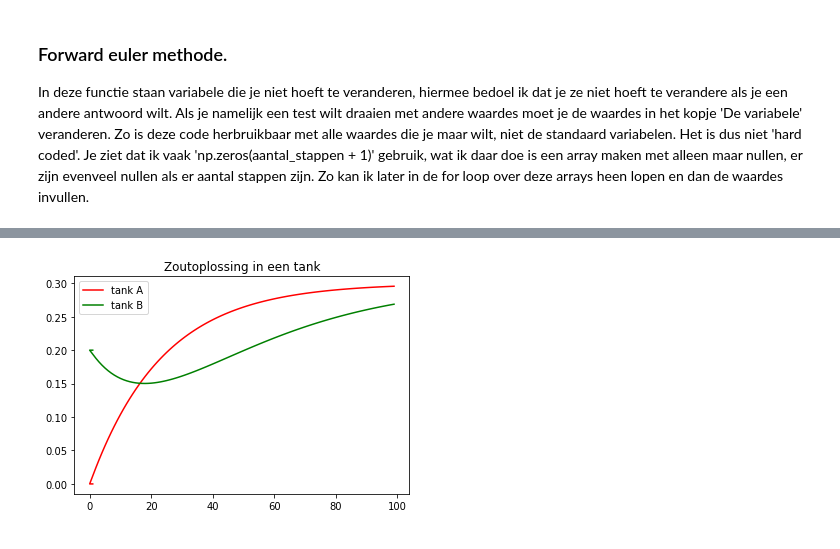
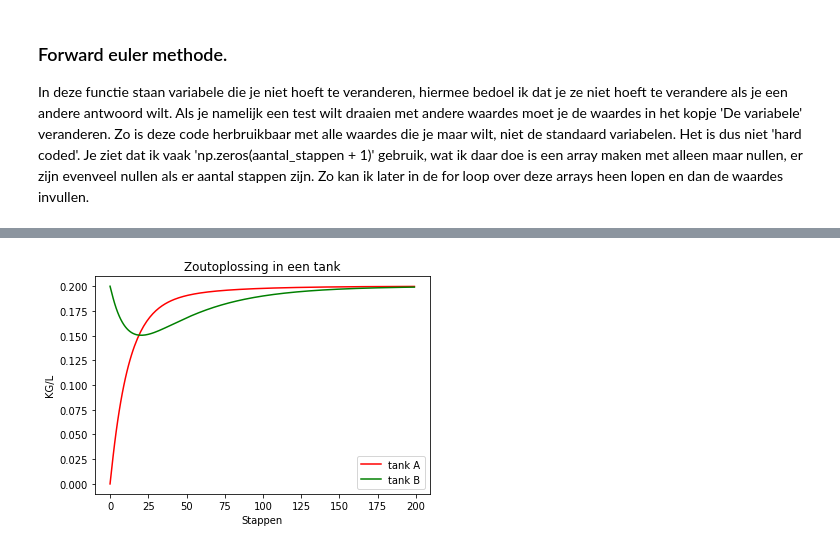
Before and after one commit to WijnandVanDijk/SimulationModelling, a Jupyter notebook: FinalAssignment.ipynb, the cells around one changed output, grey strips where cells are left out. Saved outputs shown, nothing was run; the diff lists cells and outputs as text; code cells hidden in the pictures.

```diff
--- a/FinalAssignment.ipynb
+++ b/FinalAssignment.ipynb
@@ -36,7 +36,7 @@ totaal_tank_B_bij = A_naar_B_stroming # de totale hoeveelheid vloeistof die de t
 totaal_tank_B_minder = B_naar_A_stroming + Leeglopen_tank_B # de totale hoeveelheid vloeistof die de tank verlaat
 
 stap = 1 # minuut
-Minuten_looptijd = 100 # in munten
+Minuten_looptijd = 200 # in munten
 aantal_stappen = Minuten_looptijd # De tank loopt x aantal minuten en de stappen zijn van 1 minuut dus het zijn evenveel stappen als de looptijd
 # %% [markdown]
 ### Forward euler methode.
@@ -68,12 +71,12 @@ def Forward_euler_methode():
     delen_tank_B = np.zeros(aantal_stappen + 1)
     delen_tank_B[0] = Gehalte_tank_B[0] / Inhoud_tank_B[0]
 
-    looptijd = [1]
+    looptijd = [0]
 
     for stap in range(aantal_stappen):
 
         Inhoud_tank_A[stap + 1] = Inhoud_tank_A[stap] + totaal_tank_A_bij - totaal_tank_A_minder
-        Concentratie_zoutoplossing_tank_A[stap + 1] = Concentratie_zoutoplossing_tank_A[stap] + (Invoer_zoutoplossing_tank_A * Concentratie_zoutoplossing_per_liter) - (Leeglopen_tank_A * delen_tank_A[stap])
+        Concentratie_zoutoplossing_tank_A[stap + 1] = Concentratie_zoutoplossing_tank_A[stap] + (Invoer_zoutoplossing_tank_A * Concentratie_zoutoplossing_per_liter) - (Leeglopen_tank_A * delen_tank_A[stap]) + (B_naar_A_stroming * delen_tank_B[stap]) - (A_naar_B_stroming * delen_tank_A[stap])
         delen_tank_A[stap + 1] = Concentratie_zoutoplossing_tank_A[stap] / Inhoud_tank_A[stap]
 
         Inhoud_tank_B[stap + 1] = Inhoud_tank_B[stap] + totaal_tank_B_bij - totaal_tank_B_minder
@@ -107,10 +111,14 @@ Forward_euler_methode()
 # %%
 looptijd, delen_tank_A, delen_tank_B = Forward_euler_methode()
 
 plt.plot(looptijd,delen_tank_A,'r',label='tank A')
 plt.plot(looptijd,delen_tank_B,'g',label='tank B')
+
 plt.title('Zoutoplossing in een tank')
+plt.ylabel("KG/L")
+plt.xlabel("Stappen")
+
 plt.legend()
 plt.show()
 # %% [output]
-[figure, old version]
+[figure, new version]
```
Also changed, not shown: parts of 5 cells of this notebook.
